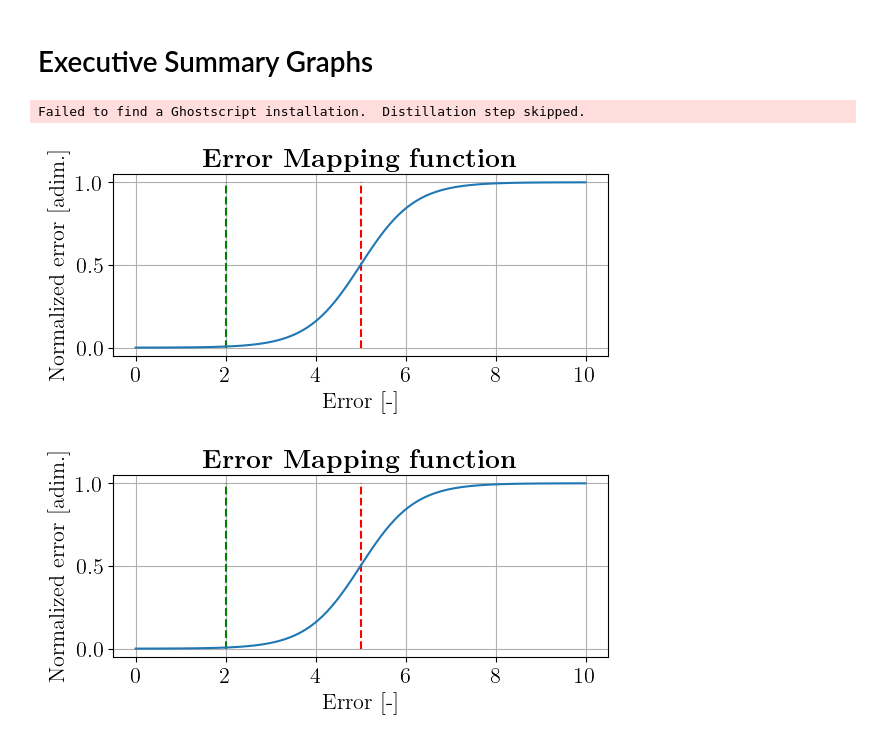
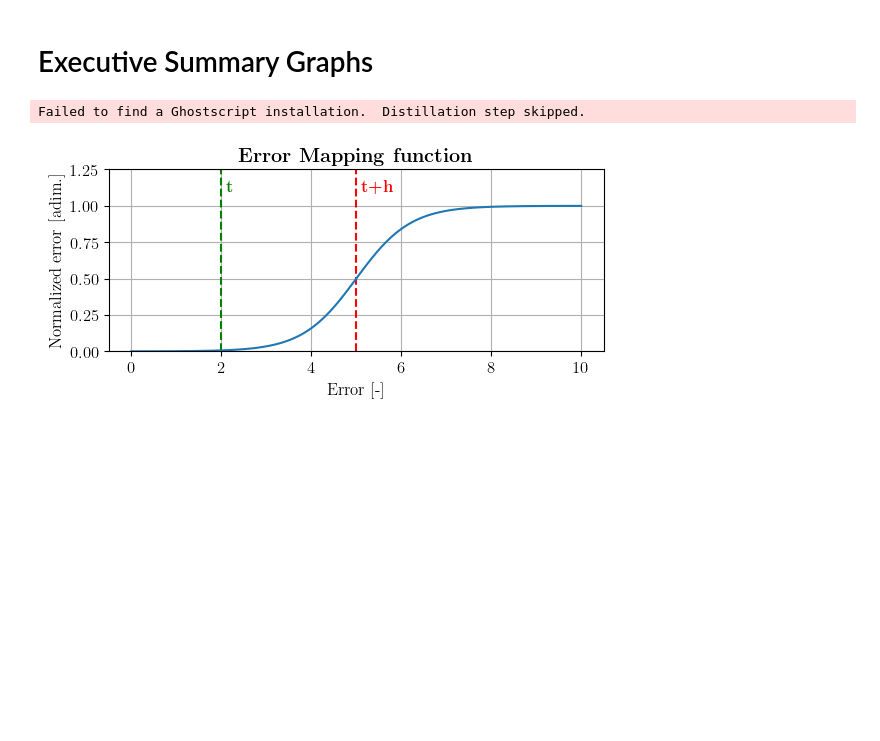
Before and after one commit to alberto-rota/Enhanched-Haptic-Training-for-Robotic-Assisted-Surgery, a Jupyter notebook: ExecutiveSummary/graphs.ipynb, the cells around one changed output. Drawn from its saved outputs; the diff is of its cells as text; code cells hidden in the pictures; blank space fills up the shorter version.

```diff
--- a/ExecutiveSummary/graphs.ipynb
+++ b/ExecutiveSummary/graphs.ipynb
@@ -5,7 +5,7 @@ import matplotlib.pyplot as plt
 import pandas as pd
 import matplotlib as mpl
 mpl.rcParams.update(mpl.rcParamsDefault)
-mpl.rc('font', **{'family': 'serif', 'serif': ['Computer Modern'],'size': 16})
+mpl.rc('font', **{'family': 'serif', 'serif': ['Computer Modern'],'size': 12})
 mpl.rc('text', usetex=True)
 import numpy as np
 # %%
@@ -17,16 +17,18 @@ y = 1/(1+np.exp(-1*5*w*(x-t-h)))
 # %%
 C2I = 2/2.54
 plt.figure(figsize=(8.11*C2I,3*C2I))
 plt.plot(x,y)
-plt.vlines(t,0,1,'g',linestyles='dashed')
-plt.vlines(t+h,0,1,'r',linestyles='dashed')
+plt.vlines(t,0,1.25,'g',linestyles='dashed')
+plt.text(t+0.1,1.1,"$\\textbf{t}$",color='g')
+plt.vlines(t+h,0,1.25,'r',linestyles='dashed')
+plt.text(t+h+0.1,1.1,"$\\textbf{t+h}$",color='r')
 plt.grid(True)
 plt.title("\\textbf{Error Mapping function}")
 plt.xlabel("Error [-]")
 plt.ylabel("Normalized error [adim.]")
+plt.ylim([0,1.25])
 plt.savefig("images/mappingfunction.eps",bbox_inches='tight',dpi=300)
 plt.show()
 # %% [output]
 Failed to find a Ghostscript installation.  Distillation step skipped.
-[figure, old version]
+[figure, new version]
-[figure, removed]
```
Also changed, not shown: 4 other files.
